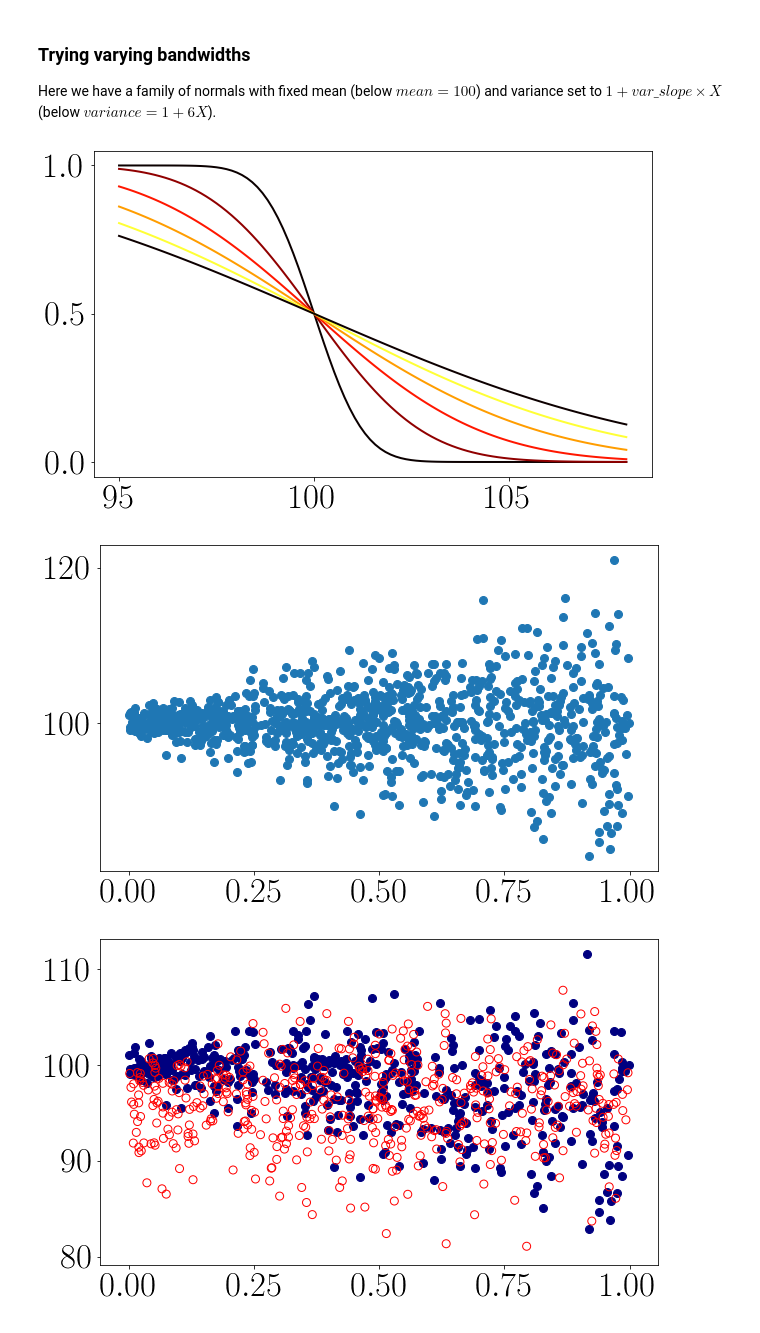
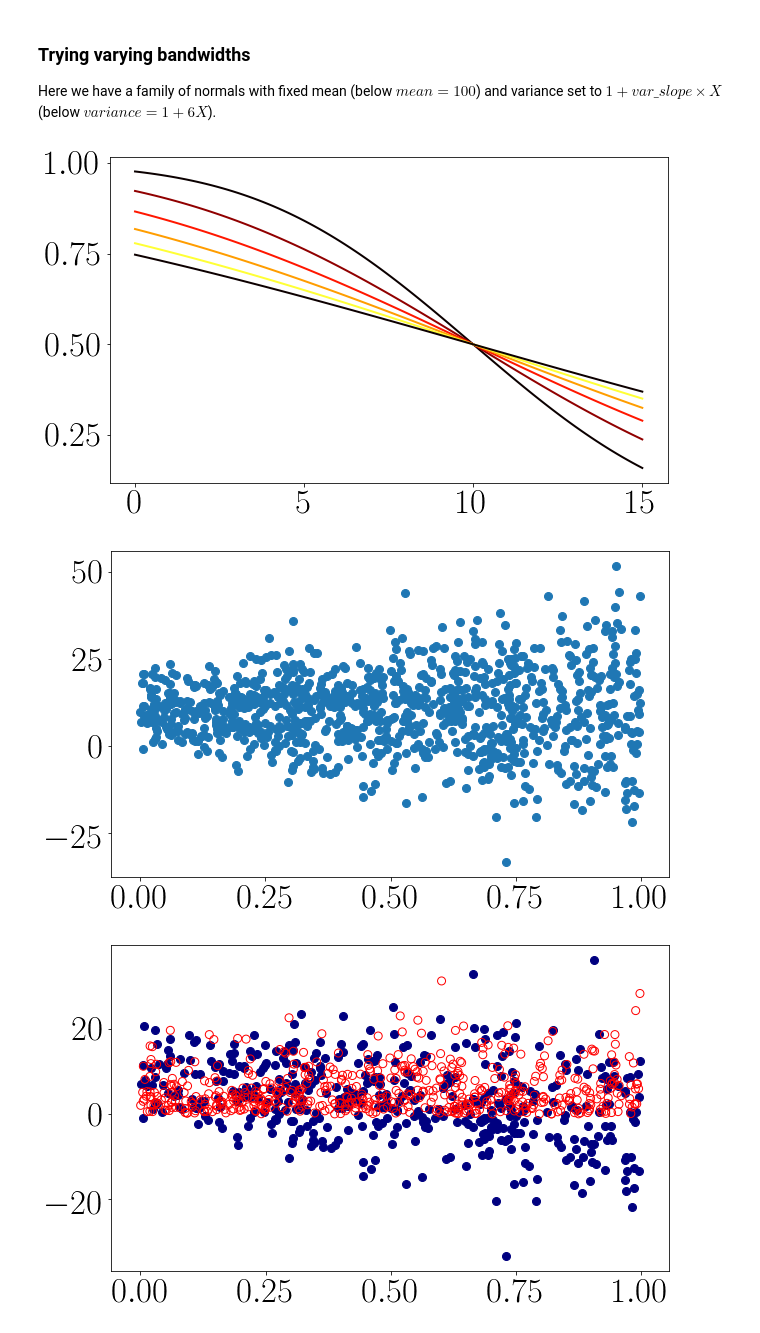
Before and after one commit to MrHuff/Sumo-Net, a Jupyter notebook: survival_plots.ipynb, the cells around one changed output. Drawn from its saved outputs; the diff is of its cells as text; code cells hidden in the pictures.

```diff
--- a/survival_plots.ipynb
+++ b/survival_plots.ipynb
@@ -97,13 +97,13 @@ class varying_normals():
         self.var_slope = var_slope
 
     def surv_given_x(self, t, x):
-        return(1 - scipy.stats.norm.cdf(t, loc = self.mean, scale = 1 + self.var_slope * x))
+        return(1 - scipy.stats.norm.cdf(t, loc = self.mean, scale = 5 + self.var_slope * x))
 
     def sample(self, n):
         x = np.random.uniform(size = n)
         t = np.zeros(shape = n)
         for i in range(n):
-            t[i] = np.random.normal(loc = self.mean, scale = 1 + self.var_slope * x[i])
+            t[i] = np.random.normal(loc = self.mean, scale = 5 + self.var_slope * x[i])
         return(x, t)
 # %% [markdown]
 <h3> Try out Weibull distribution </h3>
@@ -183,32 +183,32 @@ plt.show()
 
 Here we have a family of normals with fixed mean (below $mean=100$) and variance set to $1+var\_slope\times X$ (below $variance =  1+ 6 X$).
 # %%
-d = varying_normals(mean = 100, var_slope = 6)
+d = varying_normals(mean = 10, var_slope = 10.0)
 
-t_array = np.linspace(95, 108, num = 100)
+t_array = np.linspace(0, 15, num = 100)
 x_array = [0.0, 0.2, 0.4, 0.6, 0.8, 1]
 
 for x in x_array:
     S = lambda t : d.surv_given_x(t, x)
     S_array = [ S(t) for t in t_array ]
     plt.plot(t_array, S_array, color = cm.hot(x))
 plt.savefig("normals.png", bbox_inches='tight')
 
 plt.show()
 
 x,t = d.sample(1000)
 plt.scatter(x,t)
 plt.show()
 
-c = np.random.normal(loc = 100, scale = 6, size = n)
+c = np.random.exponential(10, size = n)
 d = np.int64(c > t)
 z = np.minimum(t, c)
 
 censored, observed = np.where(d==0), np.where(d==1)
 l1=plt.scatter(x[observed],z[observed],c='navy',label='observed')
 l2=plt.scatter(x[censored],z[censored],facecolors='none', edgecolors='r',label='censored')
 plt.show()
 # %% [output]
-[figure, old version]
+[figure, new version]
-[figure, old version]
+[figure, new version]
-[figure, old version]
+[figure, new version]
```
Also changed, not shown: parts of 2 cells of this notebook, 7 other files.
